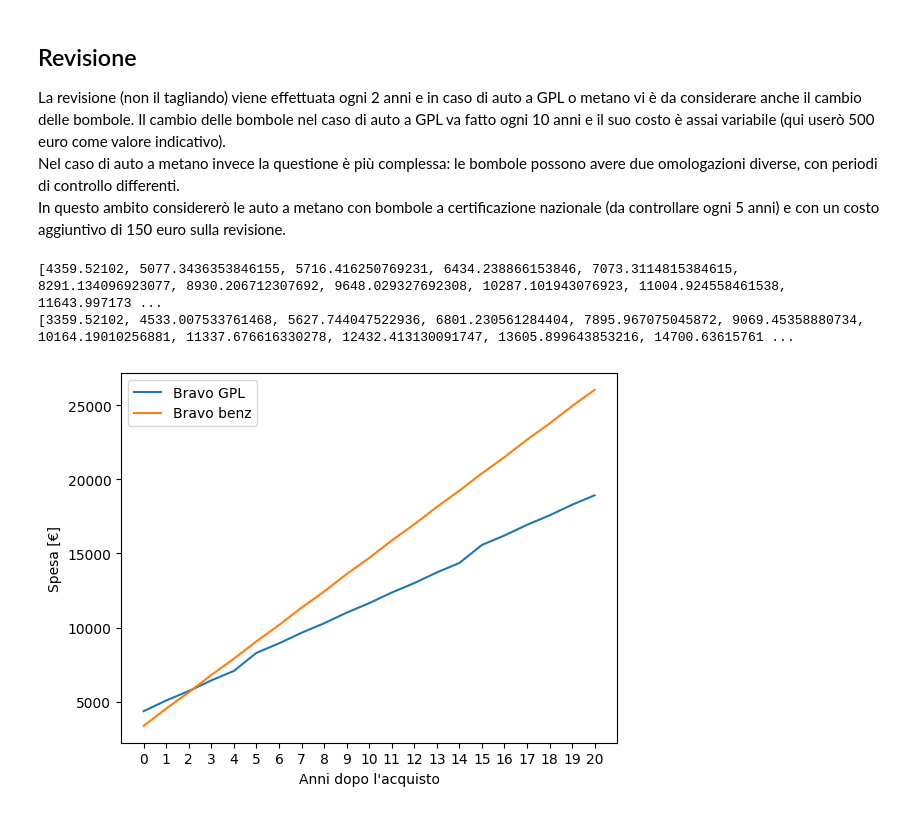
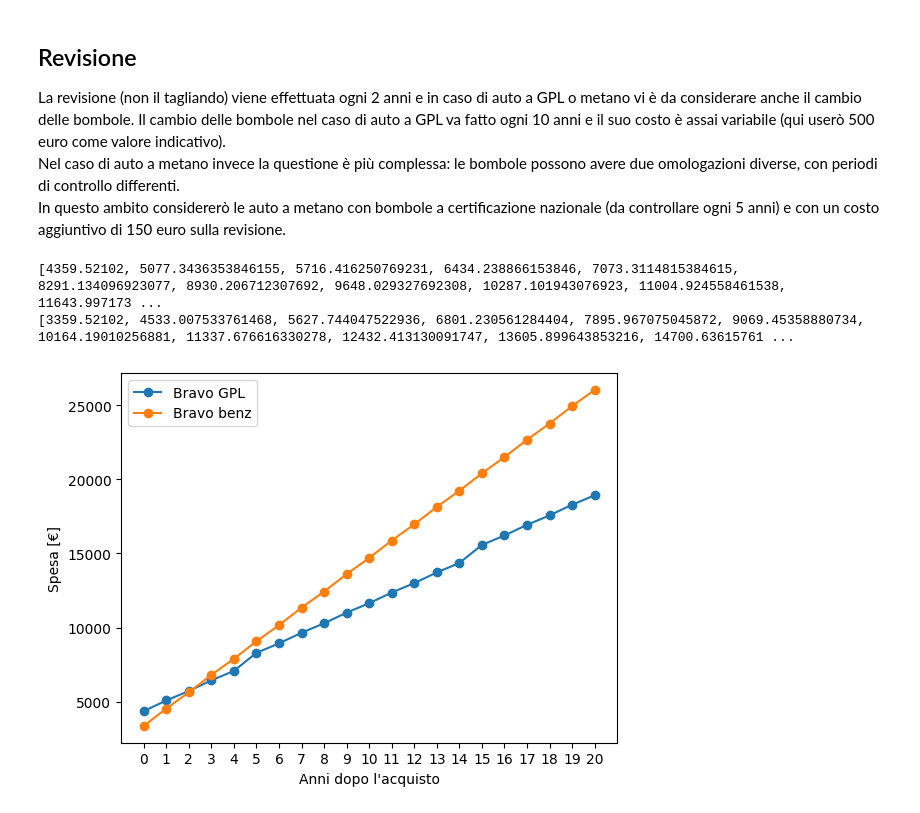
Before and after one commit to Zolsto/CostoAuto, a Jupyter notebook: CostoAuto.ipynb, the cells around one changed output. Saved outputs shown, nothing was run; the diff lists cells and outputs as text; code cells hidden in the pictures.

```diff
--- a/CostoAuto.ipynb
+++ b/CostoAuto.ipynb
@@ -54,7 +53,7 @@ C'è inoltre da considerare il Superbollo per auto particolarmente potenti.
 
 [Fonte](https://www.alvolante.it/da_sapere/legge-e-burocrazia/bollo-auto-calcolo-scadenza-ed-esenzione-guida-378630)
 # %%
-def calcoloBollo(auto: dict, anno: int) -> float:
+def calcoloBollo(auto: dict, anno: float) -> float:
     """
     Questa funzione calcola l'importo del bollo di un'auto.
 
@@ -212,7 +211,7 @@ Il cambio delle bombole nel caso di auto a GPL va fatto ogni 10 anni e il suo co
 Nel caso di auto a metano invece la questione è più complessa: le bombole possono avere due omologazioni diverse, con periodi di controllo differenti.<br>
 In questo ambito considererò le auto a metano con bombole a certificazione nazionale (da controllare ogni 5 anni) e con un costo aggiuntivo di 150 euro sulla revisione.
 # %%
-def costoRev(auto: dict, anno: int) -> int:
+def costoRev(auto: dict, anno: float) -> float:
     """
     Questa funzione calcola il costo della revisione dell'auto.
 
@@ -266,35 +265,34 @@ auto1 = {
     "euro":4,
     "kw":66,
     "costo":4000,
     "usata":True,
     "carb":"gpl",
     "bombole":2019
 }
 
 auto2 = {
     "nome":"Bravo benz",
     "anno":2009,
     "euro":4,
     "kw":66,
     "costo":3000,
     "usata":True,
     "carb":"benzina",
     "bombole":None
 }
 
 vita = 20
 costo1 = costoTempo(auto1, cons, vita)
 print(costo1)
 costo2 = costoTempo(auto2, cons, vita)
 print(costo2)
-tik = np.arange(0, vita+1, 1);
-plt.plot(costo1, label=auto1["nome"]);
-plt.plot(costo2, label=auto2["nome"]);
+plt.plot(costo1, marker="o", label=auto1["nome"]);
+plt.plot(costo2, marker="o", label=auto2["nome"]);
 plt.xlabel("Anni dopo l'acquisto");
 plt.ylabel("Spesa [€]");
-plt.xticks(tik);
+plt.xticks(range(vita+1));
 plt.legend();
 # %% [output]
 [4359.52102, 5077.3436353846155, 5716.416250769231, 6434.238866153846, 7073.3114815384615, 8291.134096923077, 8930.206712307692, 9648.029327692308, 10287.101943076923, 11004.924558461538, 11643.997173 ...
 [3359.52102, 4533.007533761468, 5627.744047522936, 6801.230561284404, 7895.967075045872, 9069.45358880734, 10164.19010256881, 11337.676616330278, 12432.413130091747, 13605.899643853216, 14700.63615761 ...
-[figure, old version]
+[figure, new version]
```
Also changed, not shown: parts of 1 cell of this notebook.
